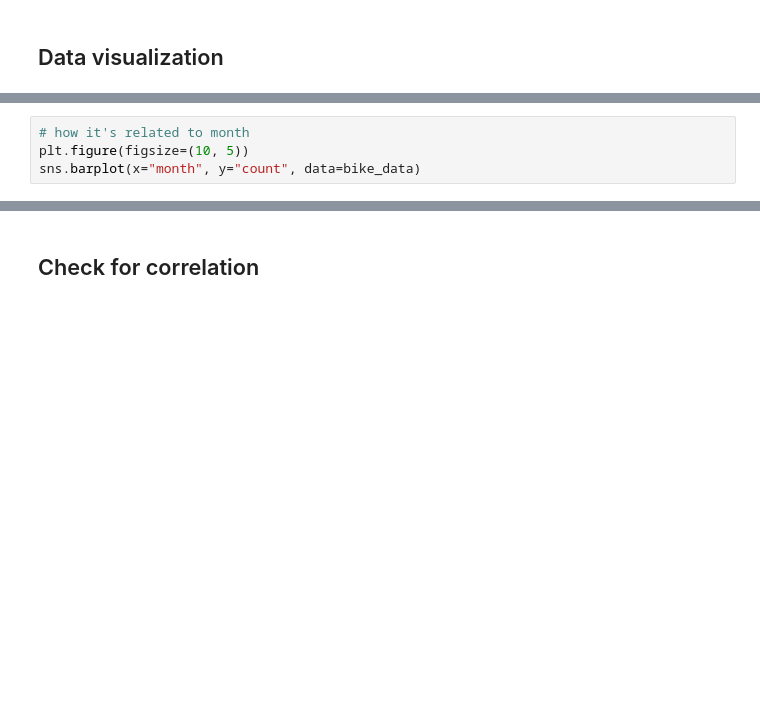
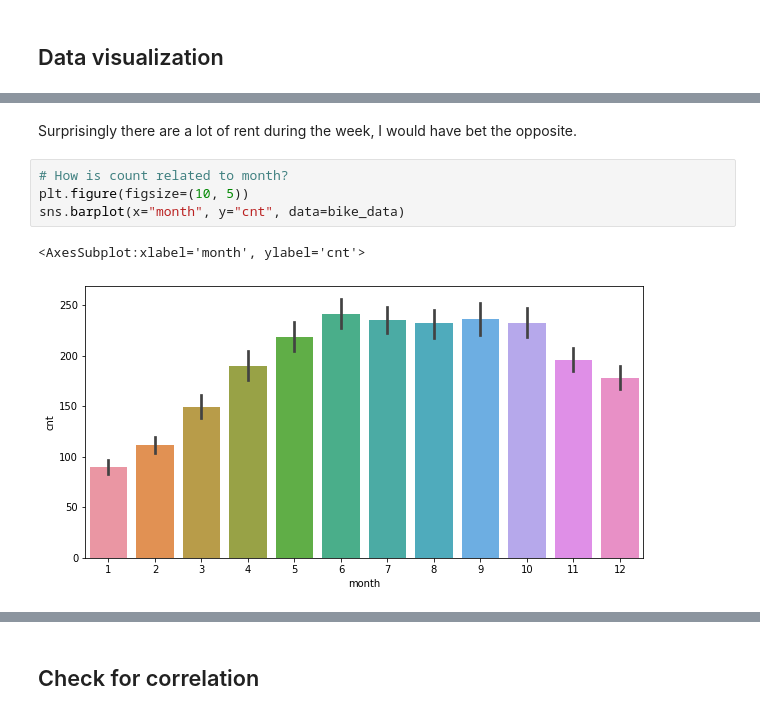
Before and after one commit to vspara/bike-sharing, a Jupyter notebook: bike_sharing.ipynb, the cells around one changed output, grey strips where cells are left out. Cells and saved outputs as stored; diff of their text form; blank space fills up the shorter version.

```diff
--- a/bike_sharing.ipynb
+++ b/bike_sharing.ipynb
@@ -97,4 +158,9 @@ sns.barplot(x="day", y="count", data=bike_data)
+# %% [markdown]
+Surprisingly there are a lot of rent during the week, I would have bet the opposite.
 # %%
-# how it's related to month
+# How is count related to month?
 plt.figure(figsize=(10, 5))
-sns.barplot(x="month", y="count", data=bike_data)
+sns.barplot(x="month", y="cnt", data=bike_data)
+# %% [output]
+<AxesSubplot:xlabel='month', ylabel='cnt'>
+[figure, added]
```
Also changed, not shown: parts of 99 cells of this notebook, 1 other file.
